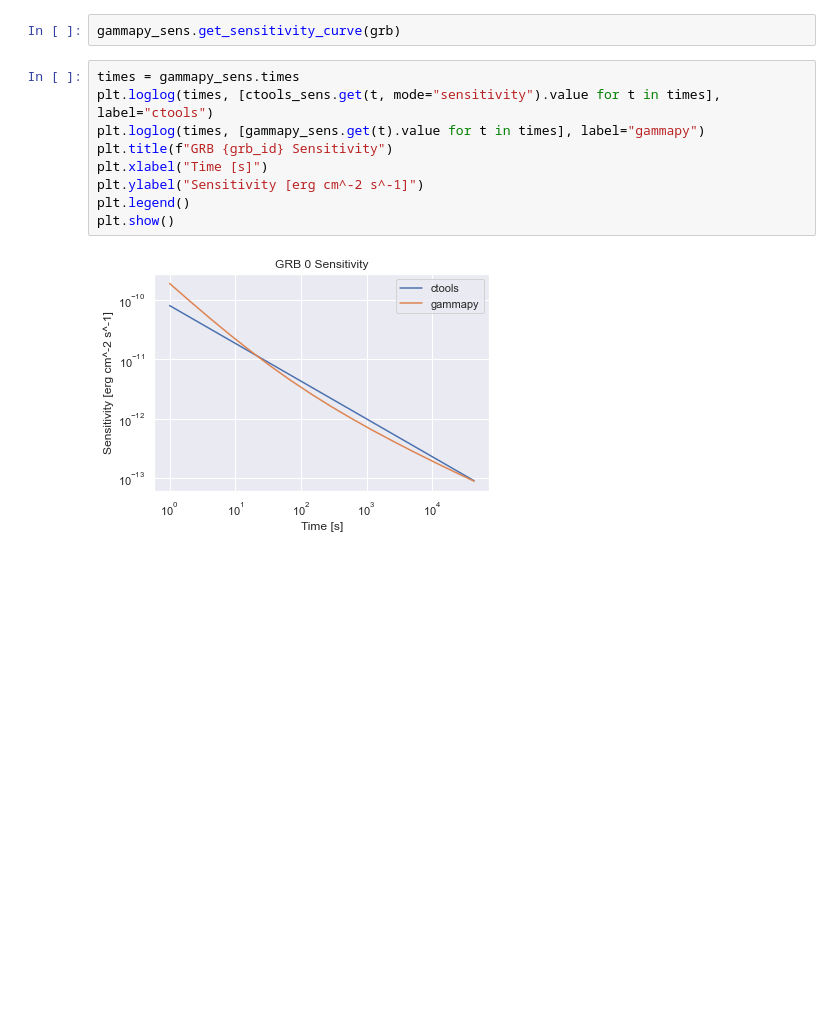
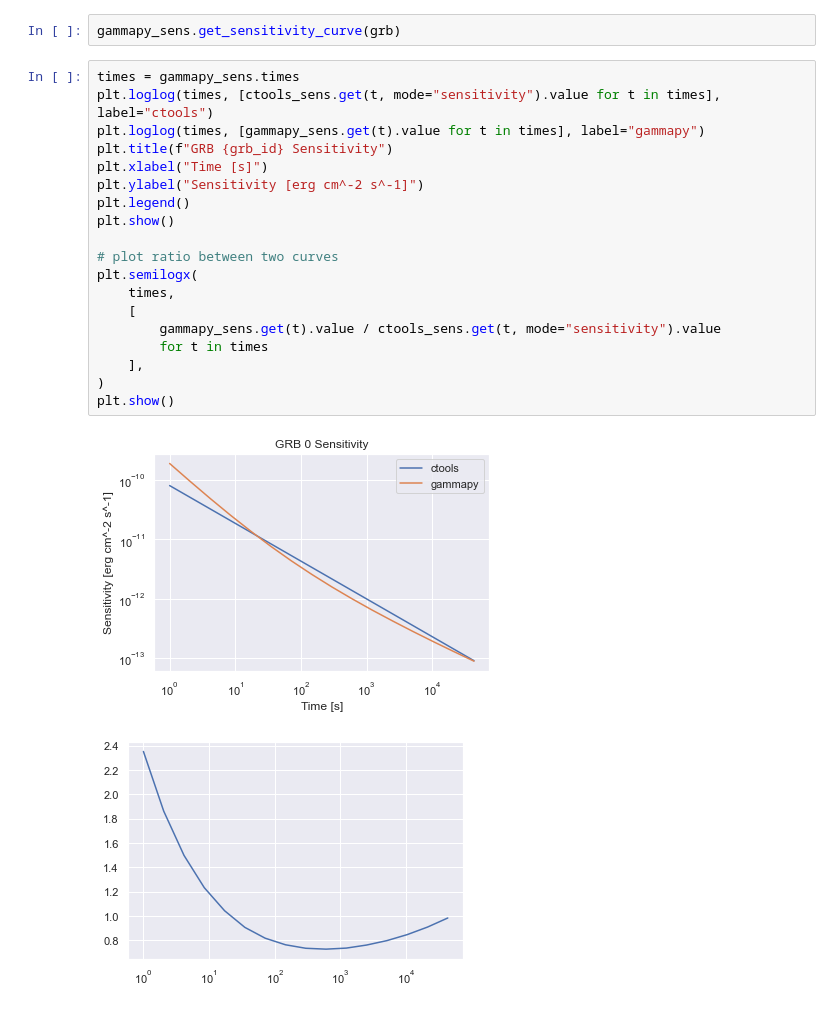
Before and after one commit to astrojarred/gravitational_wave_toy, a Jupyter notebook: notebooks/gammapy/grbsens-comparison.ipynb, the cells around one changed output. Saved outputs shown, nothing was run; the diff lists cells and outputs as text; blank space fills up the shorter version.

```diff
--- a/notebooks/gammapy/grbsens-comparison.ipynb
+++ b/notebooks/gammapy/grbsens-comparison.ipynb
@@ -162,14 +162,25 @@ gammapy_sens.get_sensitivity_curve(grb)
 # %%
 times = gammapy_sens.times
 plt.loglog(times, [ctools_sens.get(t, mode="sensitivity").value for t in times], label="ctools")
 plt.loglog(times, [gammapy_sens.get(t).value for t in times], label="gammapy")
 plt.title(f"GRB {grb_id} Sensitivity")
 plt.xlabel("Time [s]")
 plt.ylabel("Sensitivity [erg cm^-2 s^-1]")
 plt.legend()
 plt.show()
+
+# plot ratio between two curves
+plt.semilogx(
+    times,
+    [
+        gammapy_sens.get(t).value / ctools_sens.get(t, mode="sensitivity").value
+        for t in times
+    ],
+)
+plt.show()
 # %% [output]
 [figure]
+[figure, added]
 # %%
 grb.observe(
     ctools_sens,
```
Also changed, not shown: parts of 6 cells of this notebook, 3 other files.
